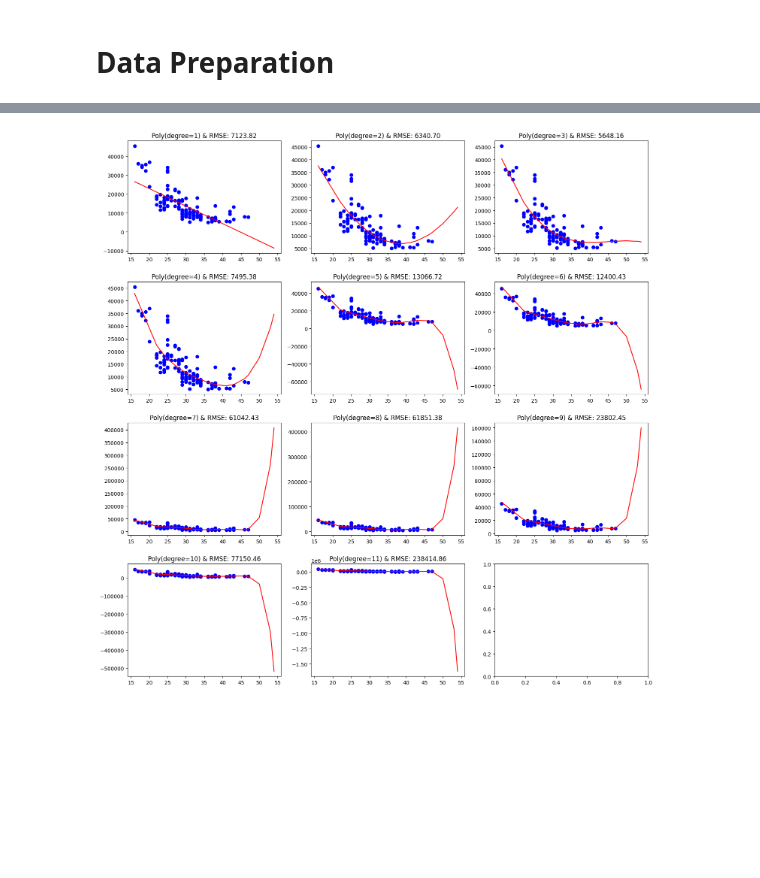
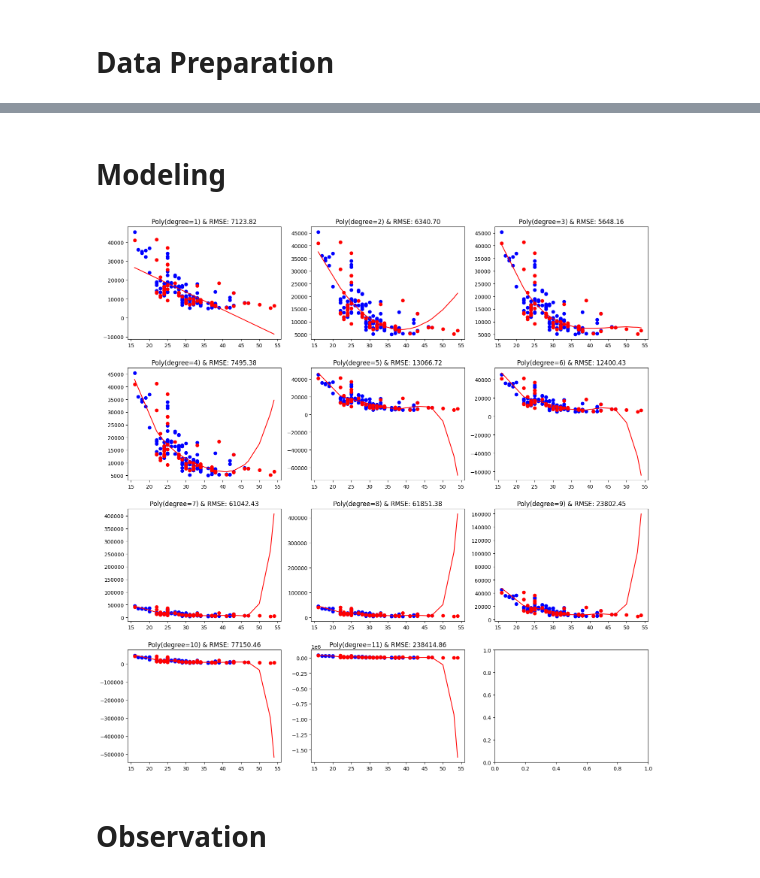
Before and after one commit to RanArino/Course_Projects, a Jupyter notebook: BDM500_PredictiveAnalysis/BDM500_153073200_Ran_Arino_LAB03.ipynb, the cells around one changed output, grey strips where cells are left out. Saved outputs shown, nothing was run; the diff lists cells and outputs as text; code cells hidden in the pictures; blank space fills up the shorter version.

```diff
--- a/BDM500_PredictiveAnalysis/BDM500_153073200_Ran_Arino_LAB03.ipynb
+++ b/BDM500_PredictiveAnalysis/BDM500_153073200_Ran_Arino_LAB03.ipynb
@@ -92,8 +92,19 @@ df_X, df_Y = df[['highway-mpg']], df['price']
 
 # spliting df into train(70%) and test(30%) data
 X_train, X_test, Y_train, Y_test = train_test_split(df_X, df_Y, test_size=0.3, random_state=42)
+# %% [markdown]
+# Modeling
 # %%
 def multi_poly_degrees(X: pd.DataFrame, Y: pd.Series, degrees: int):
+    """
+    Plotting the multiple graphs (actual data point and predicted line) based on various polynomial degrees.
+    Showing the evaluation measure (RMSE: Root of Mean Squared Error) on each graph.
+
+    Parameters:
+    - X: independent data
+    - Y: dependent data
+    - degrees: the maximum polynomial degrees that you wanna focus on.
+    """
     # splitting train and test
     X_train, X_test, Y_train, Y_test = train_test_split(X, Y, test_size=0.3, random_state=42)
 
@@ -106,32 +117,35 @@ def multi_poly_degrees(X: pd.DataFrame, Y: pd.Series, degrees: int):
         # fit and transform
         X_poly = poly_regs.fit_transform(X_train)
         # define linear regression
         model = LinearRegression()
         # fitting data
         model.fit(X_poly, Y_train)
         # get predicted value
         X_test_transformed = poly_regs.fit_transform(X_test)
         Yhat = model.predict(X_test_transformed)
 
         # sort X_test and Yhat for plotting
         sort_axis = operator.itemgetter(0)
         sorted_zip = sorted(zip(X_test['highway-mpg'],Yhat), key=sort_axis)
         X_test_sorted, Yhat_sorted = zip(*sorted_zip)
 
         # calculate residuals
         res = [a - p for a, p in zip(Y_test, Yhat)]
         # calculate rmse
         rmse = (sum([r**2 for r in res]) / len(Yhat)) ** 0.5
 
         # visualization
         ax = axs[d // 3, d % 3]
-        ax.scatter(X_train, Y_train, color='blue')
+        ax.scatter(X_train, Y_train, color='blue', label='Train')
+        ax.scatter(X_test, Y_test, color='red', label='Test')
         ax.plot(X_test_sorted, Yhat_sorted, color='red')
         ax.set_title(f"Poly(degree={d+1}) & RMSE: {rmse:.2f}")
 
     plt.tight_layout()
     plt.show()
 
 multi_poly_degrees(X=df[['highway-mpg']], Y=df['price'], degrees=11)
 # %% [output]
-[figure, old version]
+[figure, new version]
+# %% [markdown]
+# Observation
```
Also changed, not shown: parts of 1 cell of this notebook.
